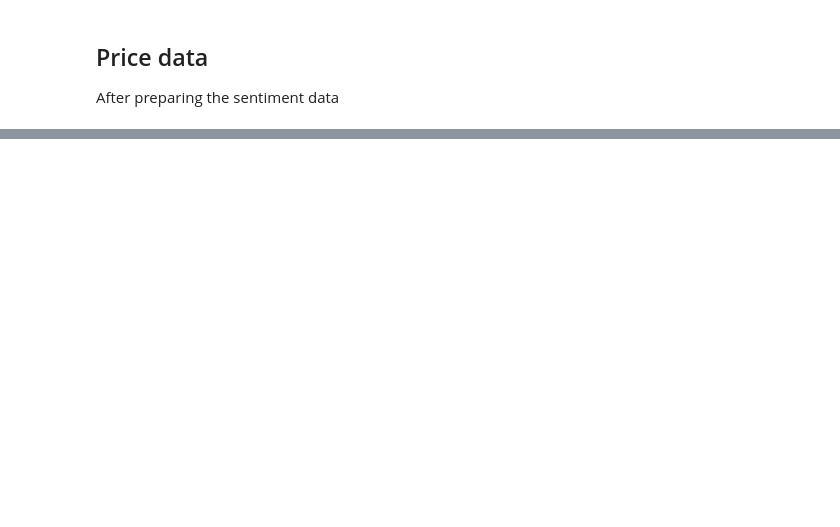
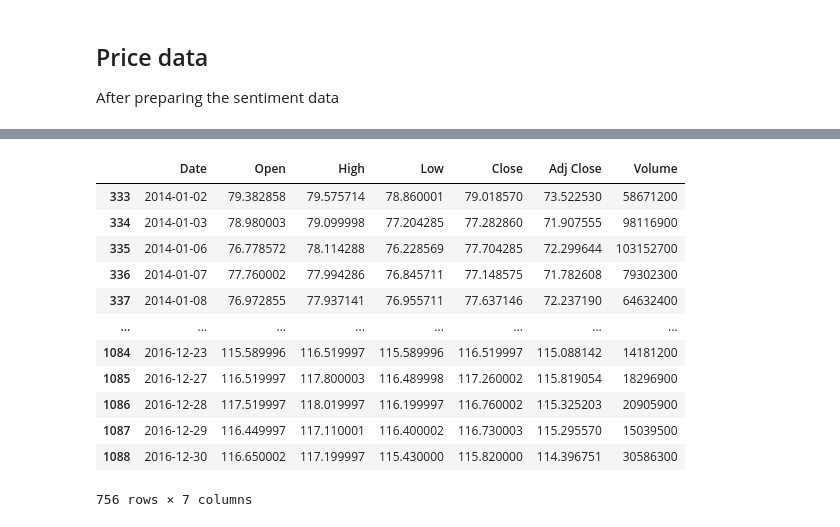
Before and after one commit to sd12498y/Cashcowputer, a Jupyter notebook: twitter sentiment classifier.ipynb, the cells around one changed output, grey strips where cells are left out. Saved outputs shown, nothing was run; the diff lists cells and outputs as text; code cells hidden in the pictures; blank space fills up the shorter version.

```diff
--- a/twitter sentiment classifier.ipynb
+++ b/twitter sentiment classifier.ipynb
@@ -700,3 +972,5 @@ news.head()
 # %% [markdown]
 ## Price data
 After preparing the sentiment data
+# %%
+price = pd.read_csv('./datasets/stocknet-dataset/price/raw/AAPL.csv')
@@ -702,0 +986,18 @@ After preparing the sentiment data
+# %%
+price['Date'] = pd.to_datetime(price['Date'])
+# %%
+price[(price['Date'] > pd.to_datetime('2013-12-31')) & (price['Date'] < pd.to_datetime('2017-01-01'))]
+# %% [output]
+|  | Date | Open | High | Low | Close | Adj Close | Volume |
+| 333 | 2014-01-02 | 79.382858 | 79.575714 | 78.860001 | 79.018570 | 73.522530 | 58671200 |
+| 334 | 2014-01-03 | 78.980003 | 79.099998 | 77.204285 | 77.282860 | 71.907555 | 98116900 |
+| 335 | 2014-01-06 | 76.778572 | 78.114288 | 76.228569 | 77.704285 | 72.299644 | 103152700 |
+| 336 | 2014-01-07 | 77.760002 | 77.994286 | 76.845711 | 77.148575 | 71.782608 | 79302300 |
+| 337 | 2014-01-08 | 76.972855 | 77.937141 | 76.955711 | 77.637146 | 72.237190 | 64632400 |
+| ... | ... | ... | ... | ... | ... | ... | ... |
+| 1084 | 2016-12-23 | 115.589996 | 116.519997 | 115.589996 | 116.519997 | 115.088142 | 14181200 |
+| 1085 | 2016-12-27 | 116.519997 | 117.800003 | 116.489998 | 117.260002 | 115.819054 | 18296900 |
+| 1086 | 2016-12-28 | 117.519997 | 118.019997 | 116.199997 | 116.760002 | 115.325203 | 20905900 |
+| 1087 | 2016-12-29 | 116.449997 | 117.110001 | 116.400002 | 116.730003 | 115.295570 | 15039500 |
+| 1088 | 2016-12-30 | 116.650002 | 117.199997 | 115.430000 | 115.820000 | 114.396751 | 30586300 |
+756 rows × 7 columns
```
Also changed, not shown: parts of 60 cells of this notebook.
